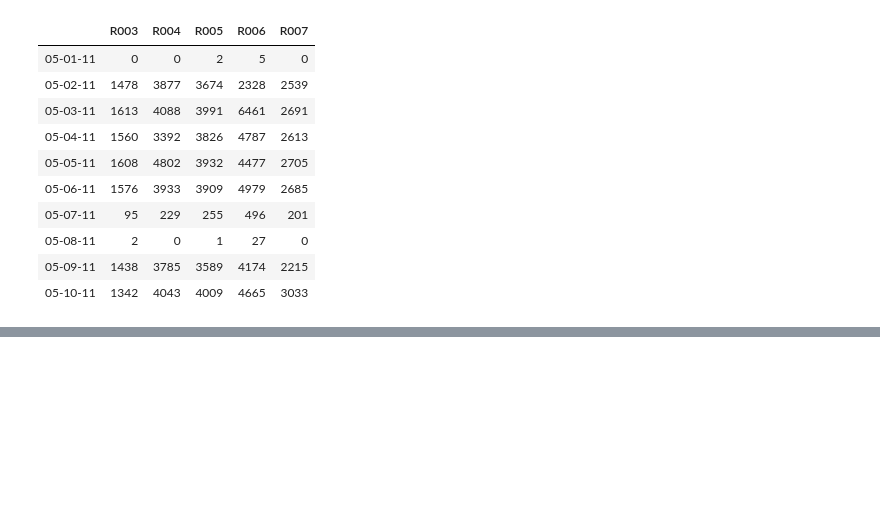
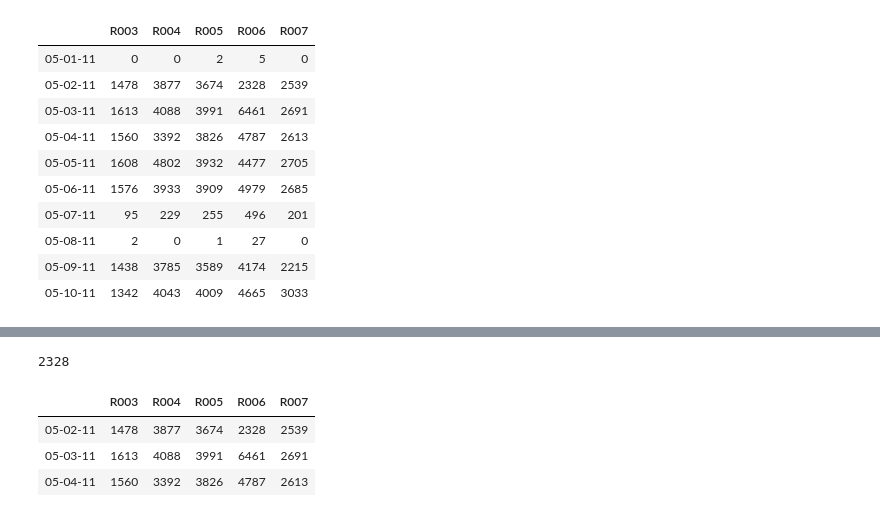
Before and after one commit to thomd/udacity-intro-to-data-analysis, a Jupyter notebook: lesson-2/lesson-2.ipynb, the cells around one changed output, grey strips where cells are left out. Cells and saved outputs as stored; diff of their text form; code cells hidden in the pictures; blank space fills up the shorter version.

```diff
--- a/lesson-2/lesson-2.ipynb
+++ b/lesson-2/lesson-2.ipynb
@@ -493,0 +463,11 @@ def mean_riders_for_max_station(ridership):
+# %%
+ridership_df.iloc[1, 3]
+# %% [output]
+2328
+# %%
+ridership_df.iloc[1:4]
+# %% [output]
+|  | R003 | R004 | R005 | R006 | R007 |
+| 05-02-11 | 1478 | 3877 | 3674 | 2328 | 2539 |
+| 05-03-11 | 1613 | 4088 | 3991 | 6461 | 2691 |
+| 05-04-11 | 1560 | 3392 | 3826 | 4787 | 2613 |
```
Also changed, not shown: parts of 11 cells of this notebook.
